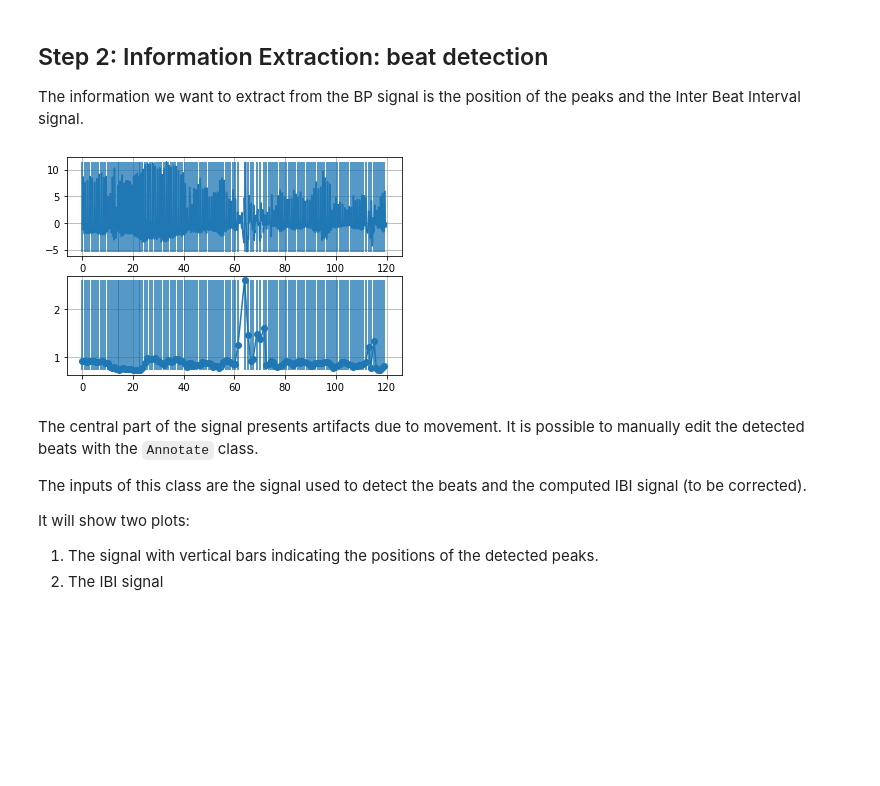
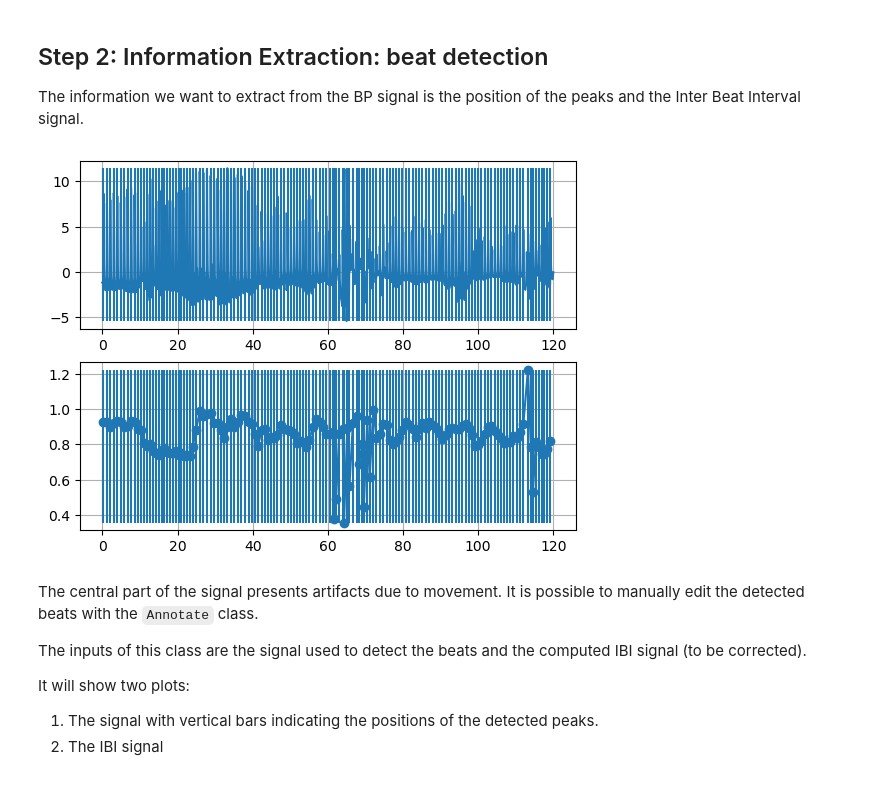
Before and after one commit to Stefans-code/Project_Work, a Jupyter notebook: tutorials/3-pipeline_BVP.ipynb, the cells around one changed output. Drawn from its saved outputs; the diff is of its cells as text; code cells hidden in the pictures; blank space fills up the shorter version.

```diff
--- a/tutorials/3-pipeline_BVP.ipynb
+++ b/tutorials/3-pipeline_BVP.ipynb
@@ -34,7 +35,7 @@ from pyphysio import TestData
 bvp_data = TestData.bvp()
 
 fsamp = 2048
-bvp = ph.Signal(values = bvp_data, sampling_freq = fsamp)
+bvp = ph.create_signal(bvp_data, sampling_freq = fsamp)
 # %%
 #bvp.plot()
 # %% [markdown]
@@ -57,8 +58,9 @@ label = ph.Signal(label, sampling_freq = 10)
 # %% [markdown]
 ## Step 1: Filtering and preprocessing
 # %%
+from pyphysio.filters import IIRFilter
 # (optional) IIR filtering : remove low frequency noise
-bvp = ph.IIRFilter(fp=0.5, fs = 0.05, ftype='ellip')(bvp)
+bvp = IIRFilter(fp=0.5, fs = 0.05, ftype='ellip')(bvp)
 # %%
 #bvp.plot()
 # %% [markdown]
@@ -70,15 +70,19 @@ ibi = ph.BeatFromBP()(bvp)
+# %%
+from pyphysio.specialized.heart import BeatFromBP
+ibi = BeatFromBP()(bvp)
+ibi= ibi.p.process_na('remove')
 # %%
 # check results so far
 ax1 = plt.subplot(211)
-bvp.plot()
-plt.vlines(ibi.get_times(), np.min(bvp), np.max(bvp))
+bvp.p.plot()
+plt.vlines(ibi.p.get_times(), bvp.p.get_values().min(), bvp.p.get_values().max())
 
 plt.subplot(212, sharex = ax1)
-ibi.plot('o-')
-plt.vlines(ibi.get_times(), np.min(ibi), np.max(ibi))
+ibi.p.plot('o-')
+plt.vlines(ibi.p.get_times(), ibi.p.get_values().min(), ibi.p.get_values().max())
 plt.show()
 # %% [output]
-[figure, old version]
+[figure, new version]
 # %% [markdown]
 The central part of the signal presents artifacts due to movement.
 It is possible to manually edit the detected beats with the `Annotate` class.
```
Also changed, not shown: parts of 6 cells of this notebook, 9 other files.
